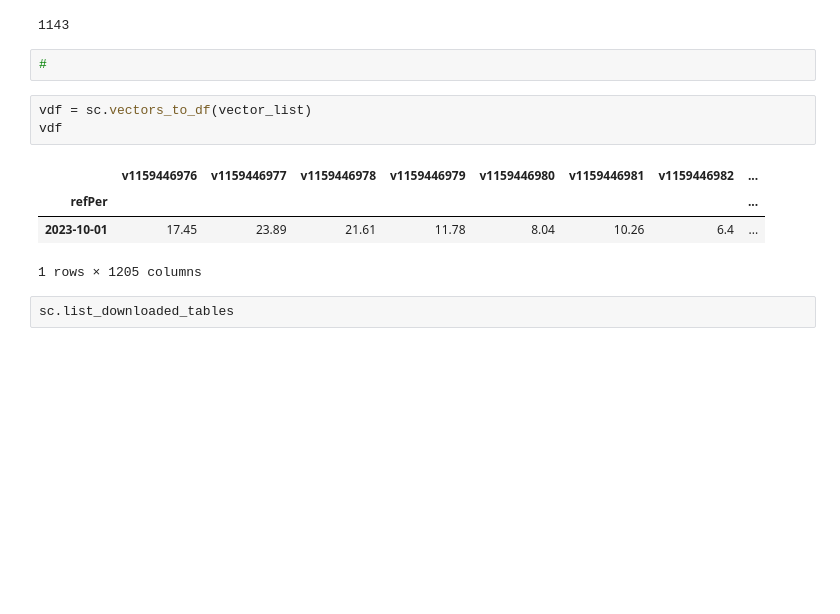
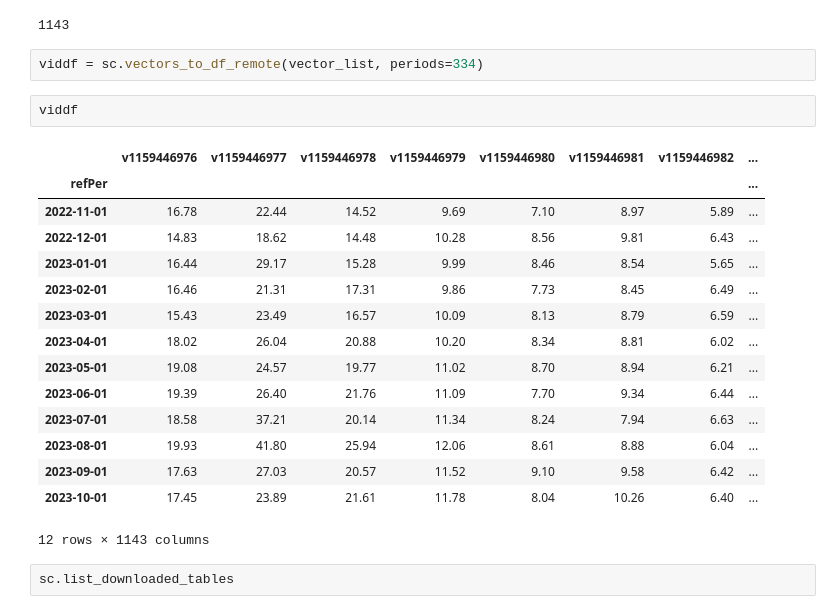
Before and after one commit to madiwiebe/ict-food-cost-planner-project, a Jupyter notebook: data_acquisition/api_tests.ipynb, the cells around one changed output. Cells and saved outputs as stored; diff of their text form; blank space fills up the shorter version.

```diff
--- a/data_acquisition/api_tests.ipynb
+++ b/data_acquisition/api_tests.ipynb
@@ -144,16 +182,26 @@ vector_list
 len(vector_list)
 # %% [output]
 1143
-# %%
-#
-# %%
-vdf = sc.vectors_to_df(vector_list)
-vdf
-# %% [output]
-|  | v1159446976 | v1159446977 | v1159446978 | v1159446979 | v1159446980 | v1159446981 | v1159446982 | ... |
-| refPer |  |  |  |  |  |  |  | ... |
-| 2023-10-01 | 17.45 | 23.89 | 21.61 | 11.78 | 8.04 | 10.26 | 6.4 | ... |
-1 rows × 1205 columns
+# %%
+viddf = sc.vectors_to_df_remote(vector_list, periods=334)
+# %%
+viddf
+# %% [output]
+|  | v1159446976 | v1159446977 | v1159446978 | v1159446979 | v1159446980 | v1159446981 | v1159446982 | ... |
+| refPer |  |  |  |  |  |  |  | ... |
+| 2022-11-01 | 16.78 | 22.44 | 14.52 | 9.69 | 7.10 | 8.97 | 5.89 | ... |
+| 2022-12-01 | 14.83 | 18.62 | 14.48 | 10.28 | 8.56 | 9.81 | 6.43 | ... |
+| 2023-01-01 | 16.44 | 29.17 | 15.28 | 9.99 | 8.46 | 8.54 | 5.65 | ... |
+| 2023-02-01 | 16.46 | 21.31 | 17.31 | 9.86 | 7.73 | 8.45 | 6.49 | ... |
+| 2023-03-01 | 15.43 | 23.49 | 16.57 | 10.09 | 8.13 | 8.79 | 6.59 | ... |
+| 2023-04-01 | 18.02 | 26.04 | 20.88 | 10.20 | 8.34 | 8.81 | 6.02 | ... |
+| 2023-05-01 | 19.08 | 24.57 | 19.77 | 11.02 | 8.70 | 8.94 | 6.21 | ... |
+| 2023-06-01 | 19.39 | 26.40 | 21.76 | 11.09 | 7.70 | 9.34 | 6.44 | ... |
+| 2023-07-01 | 18.58 | 37.21 | 20.14 | 11.34 | 8.24 | 7.94 | 6.63 | ... |
+| 2023-08-01 | 19.93 | 41.80 | 25.94 | 12.06 | 8.61 | 8.88 | 6.04 | ... |
+| 2023-09-01 | 17.63 | 27.03 | 20.57 | 11.52 | 9.10 | 9.58 | 6.42 | ... |
+| 2023-10-01 | 17.45 | 23.89 | 21.61 | 11.78 | 8.04 | 10.26 | 6.40 | ... |
+12 rows × 1143 columns
 # %%
 sc.list_downloaded_tables
 # %% [output]
```
Also changed, not shown: parts of 2 cells of this notebook.
